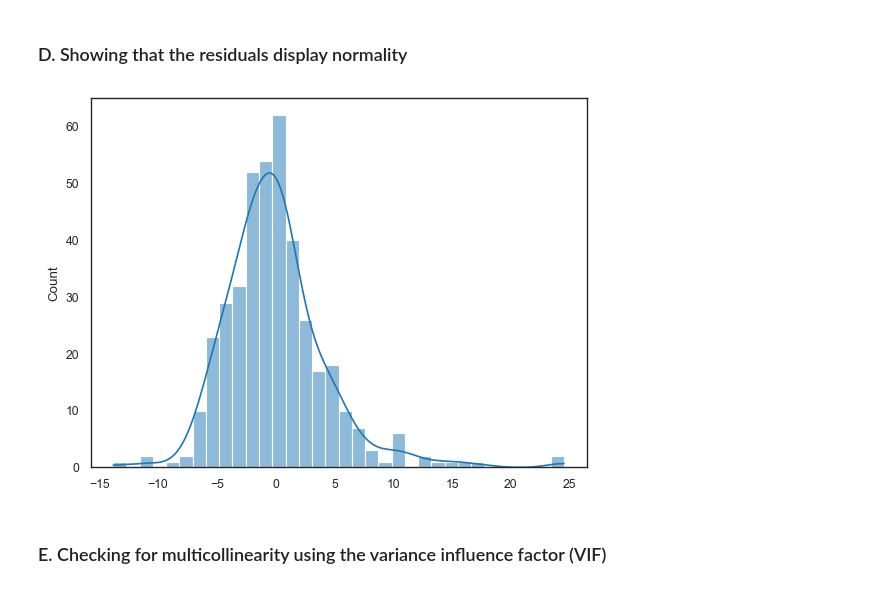
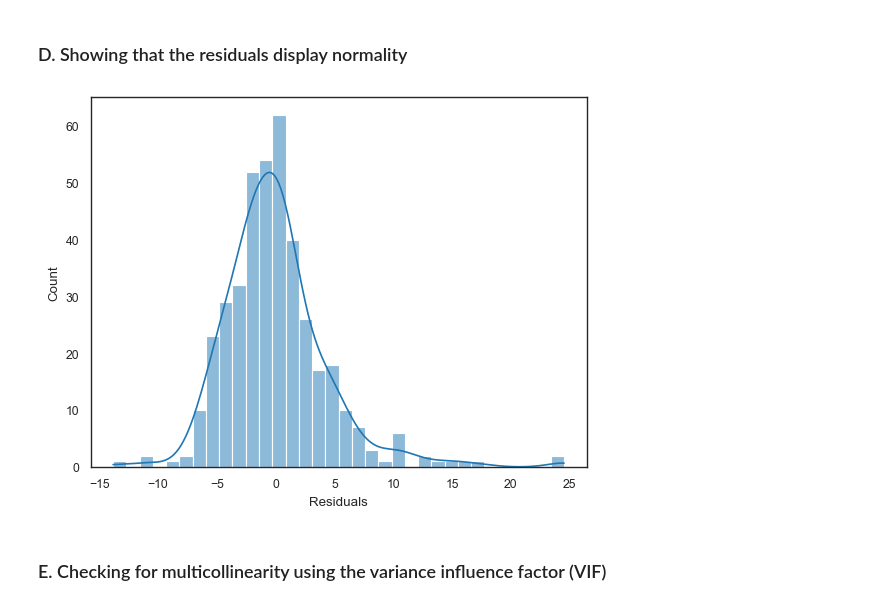
Before and after one commit to add0794/multiple-regression, a Jupyter notebook: main.ipynb, the cells around one changed output. Saved outputs shown, nothing was run; the diff lists cells and outputs as text; code cells hidden in the pictures.

```diff
--- a/main.ipynb
+++ b/main.ipynb
@@ -413,10 +417,11 @@ Source: https://www.statology.org/breusch-pagan-test/
 # %%
 # sm.qqplot(residuals, line='s')
 
 sns.histplot(model_result1.resid, kde=True)
+plt.xlabel('Residuals')
 plt.show()
 # %% [output]
-[figure, old version]
+[figure, new version]
 # %% [markdown]
 ### E. Checking for multicollinearity using the variance influence factor (VIF)
 # %%
```
Also changed, not shown: parts of 7 cells of this notebook, 1 other file.
